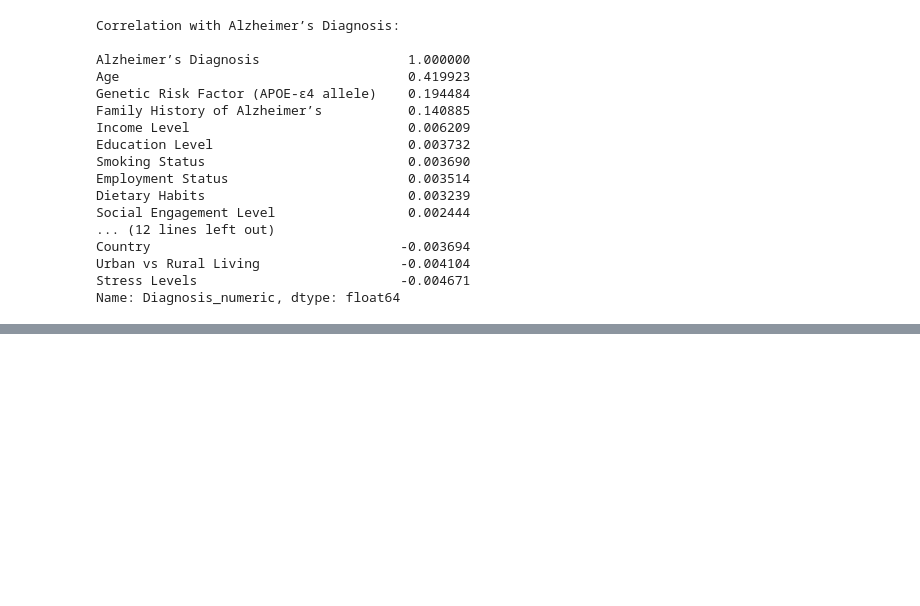
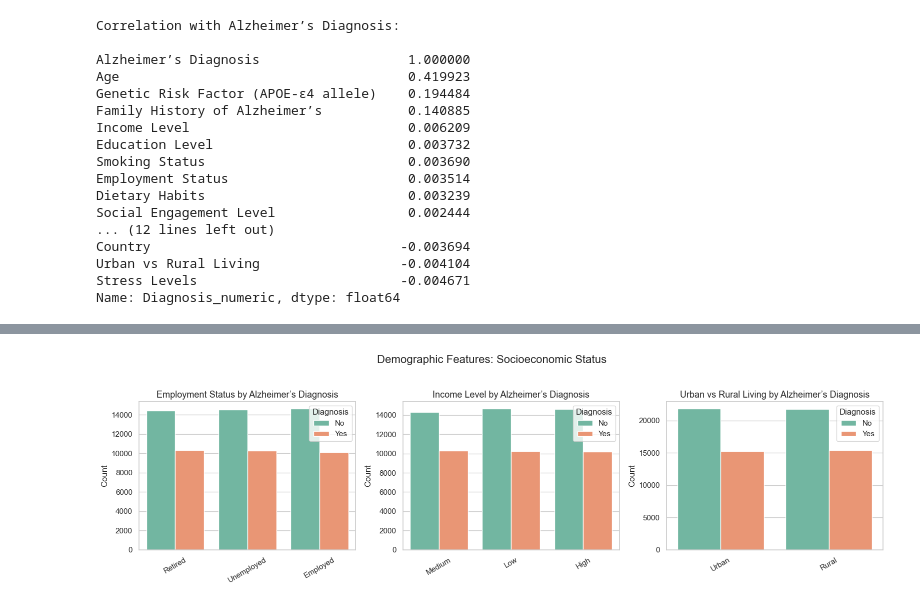
Before and after one commit to ileontios03/EPL448_Project, a Jupyter notebook: eda.ipynb, the cells around one changed output, grey strips where cells are left out. Drawn from its saved outputs; the diff is of its cells as text; code cells hidden in the pictures; blank space fills up the shorter version.

```diff
--- a/eda.ipynb
+++ b/eda.ipynb
@@ -254,0 +283,21 @@ Name: Diagnosis_numeric, dtype: float64
+# %%
+# Socioeconomic Status Features
+socioeconomic_status = ['Employment Status', 'Income Level', 'Urban vs Rural Living']
+
+# Plot
+sns.set(style="whitegrid")
+fig, axes = plt.subplots(1, len(socioeconomic_status), figsize=(16, 5))
+
+for i, feature in enumerate(socioeconomic_status):
+    sns.countplot(data=df, x=feature, hue='Alzheimer’s Diagnosis', ax=axes[i], palette='Set2')
+    axes[i].set_title(f'{feature} by Alzheimer’s Diagnosis', fontsize=13)
+    axes[i].set_xlabel('')
+    axes[i].set_ylabel('Count')
+    axes[i].tick_params(axis='x', rotation=30)
+    axes[i].legend(title='Diagnosis')
+
+plt.suptitle('Demographic Features: Socioeconomic Status', fontsize=16)
+plt.tight_layout(rect=[0, 0.03, 1, 0.95])
+plt.show()
+# %% [output]
+[figure, added]
```
Also changed, not shown: parts of 4 cells of this notebook.
